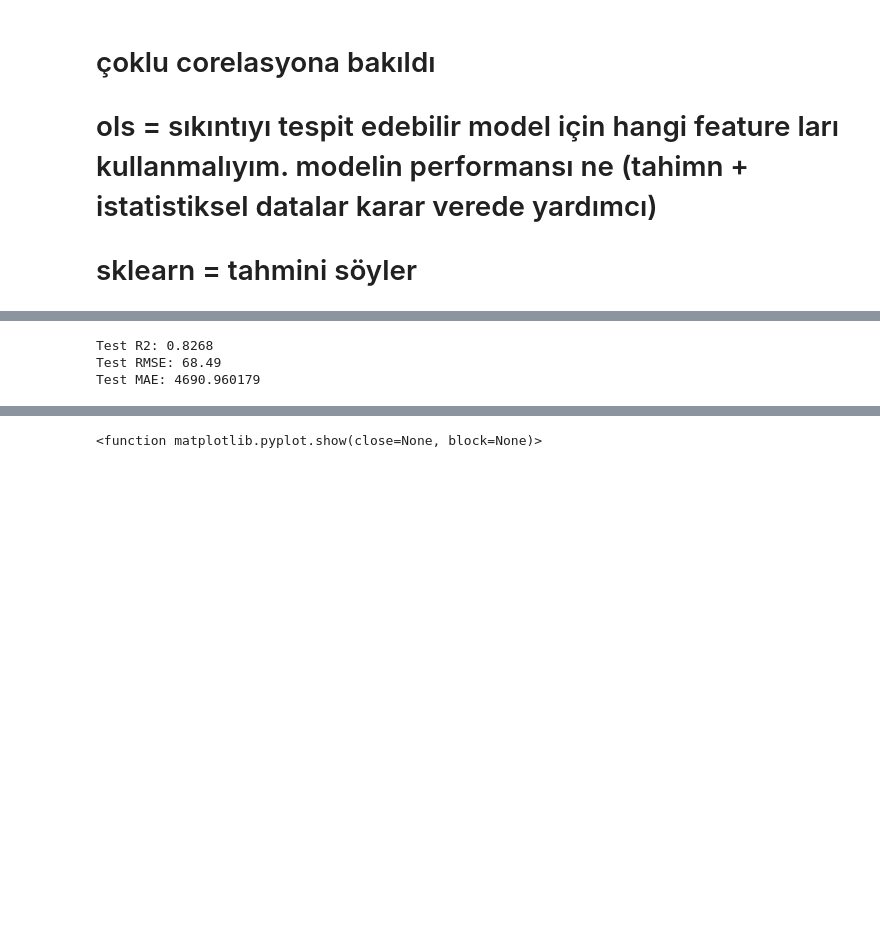
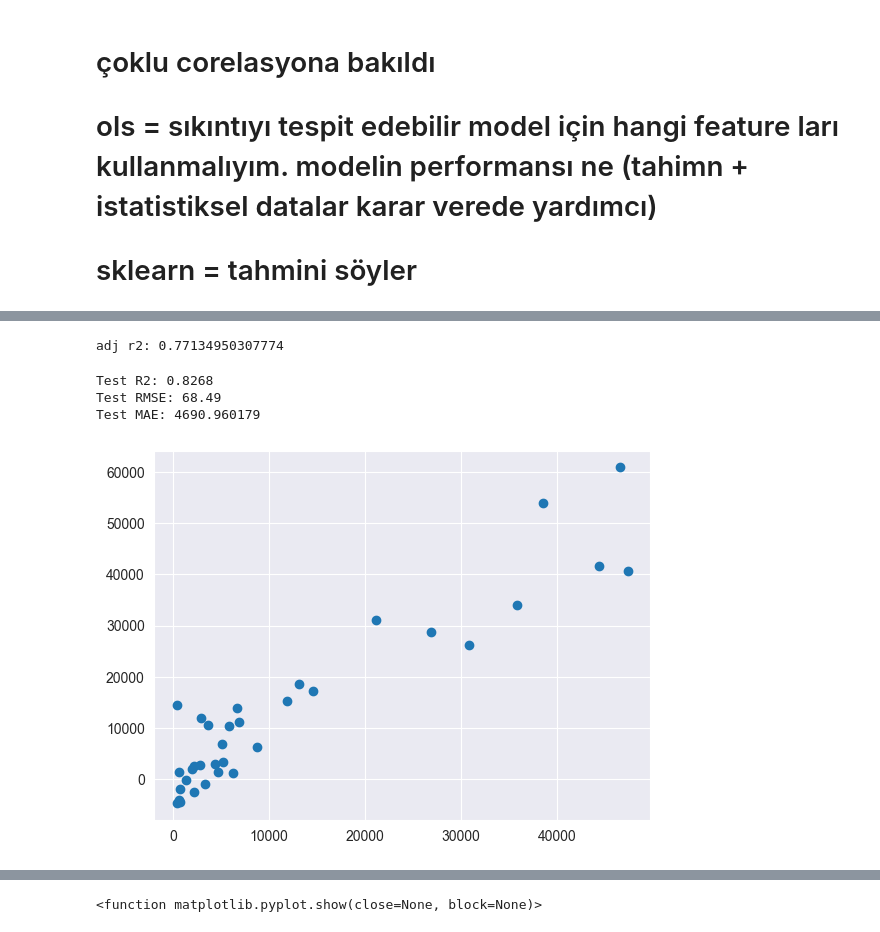
Before and after one commit to MerveTascii00/machine-learning-journey, a Jupyter notebook: 02_Multiple_Lineer_Regression.ipynb, the cells around one changed output, grey strips where cells are left out. Drawn from its saved outputs; the diff is of its cells as text; code cells hidden in the pictures; blank space fills up the shorter version.

```diff
--- a/02_Multiple_Linear_Regression.ipynb
+++ b/02_Multiple_Lineer_Regression.ipynb
@@ -212,6 +215,15 @@ Covariance Type:            nonrobust
 
 Notes:
 [1] Standard Errors assume that the covariance matrix of the errors is correctly specified.
+# %%
+# adjusted score
+
+adj_r2 = 1- (1-r2)*(len(y_test)-1)/(len(y_test)-X_test.shape[1]-1)
+print(
+    f'adj r2: {adj_r2}'
+)
+# %% [output]
+adj r2: 0.77134950307774
 # %%
 y_pred = ols.predict(X_test_sm)
 
@@ -228,3 +240,8 @@ print(
 Test R2: 0.8268
 Test RMSE: 68.49
 Test MAE: 4690.960179
+# %%
+plt.scatter(y_test, y_pred)
+plt.show()
+# %% [output]
+[figure, added]
```
Also changed, not shown: parts of 13 cells of this notebook, 5 other files.
